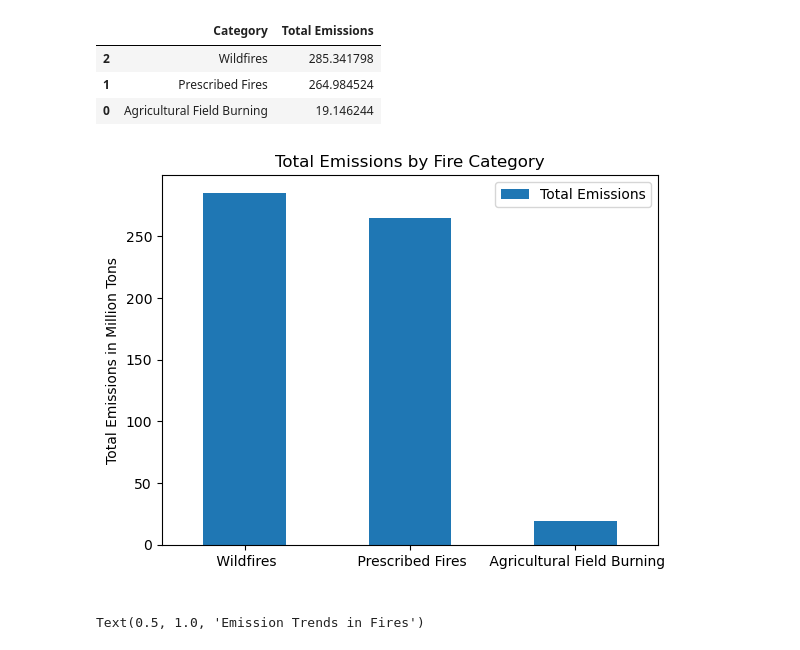
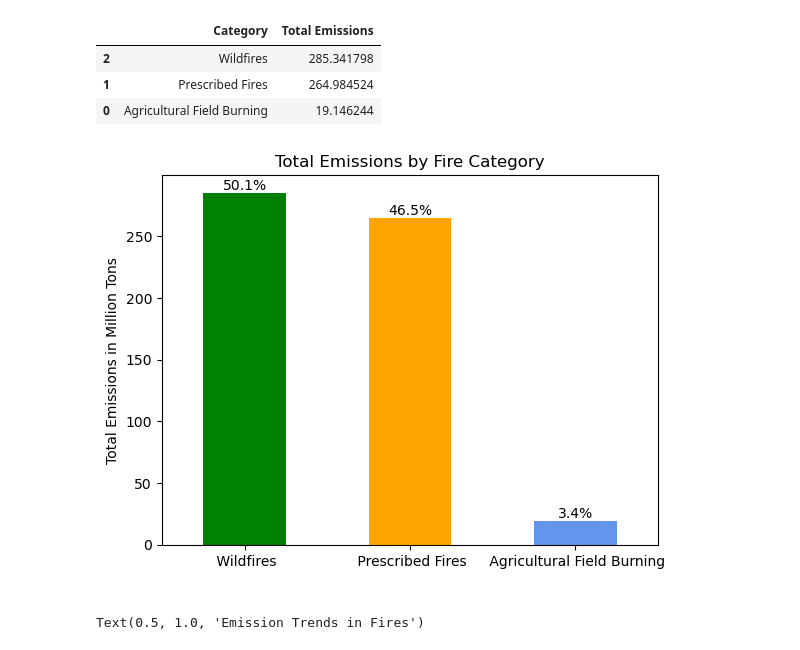
Before and after one commit to ShamithaJino/Air-Pollution-Analysis, a Jupyter notebook: notebook/sector_state_emission_analysis.ipynb, the cells around one changed output. Saved outputs shown, nothing was run; the diff lists cells and outputs as text; code cells hidden in the pictures.

Commit message:
Air pollution analysis

```diff
--- a/notebook/sector_state_emission_analysis.ipynb
+++ b/notebook/sector_state_emission_analysis.ipynb
@@ -272,15 +343,23 @@ fire_category_df
 | 2 | Wildfires | 285.341798 |
 | 1 | Prescribed Fires | 264.984524 |
 | 0 | Agricultural Field Burning | 19.146244 |
-# %%
-# Bar chart shows overall fire related pollution
-fire_category_df.plot(kind='bar', x='Category', y='Total Emissions', rot=0)
-plt.xlabel(' ')
-plt.ylabel('Total Emissions in Million Tons')
-plt.title('Total Emissions by Fire Category')
-plt.show()
-# %% [output]
-[figure, removed]
+# %%
+fire_cat_df= fire_category_df.copy()
+fire_cat_df['Percentage'] = (
+    fire_cat_df['Total Emissions'] /
+    fire_cat_df['Total Emissions'].sum()
+) * 100
+ax = fire_cat_df.plot(kind='bar', x='Category', y='Total Emissions', rot=0, legend=False, color=['green', 'orange', 'cornflowerblue'])
+
+plt.xlabel(' ')
+plt.ylabel('Total Emissions in Million Tons')
+plt.title('Total Emissions by Fire Category')
+
+ax.bar_label(ax.containers[0], labels=[f'{x:.1f}%' for x in fire_cat_df['Percentage']])
+
+plt.show()
+# %% [output]
+[figure, added]
 # %%
 # Yearly emissions trend by Fire category
 yearly_fire_df = (
```
Also changed, not shown: parts of 18 cells of this notebook, 1 other file.
